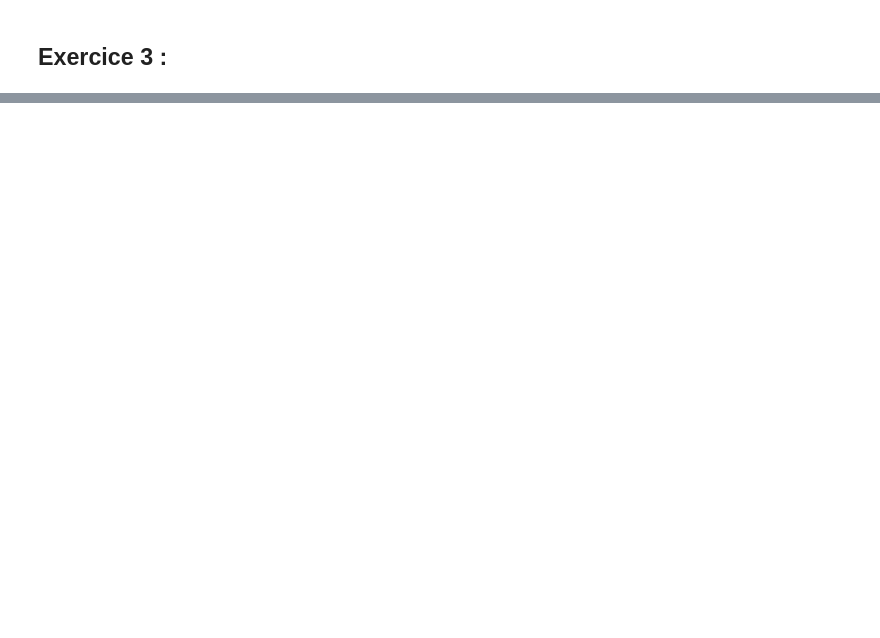
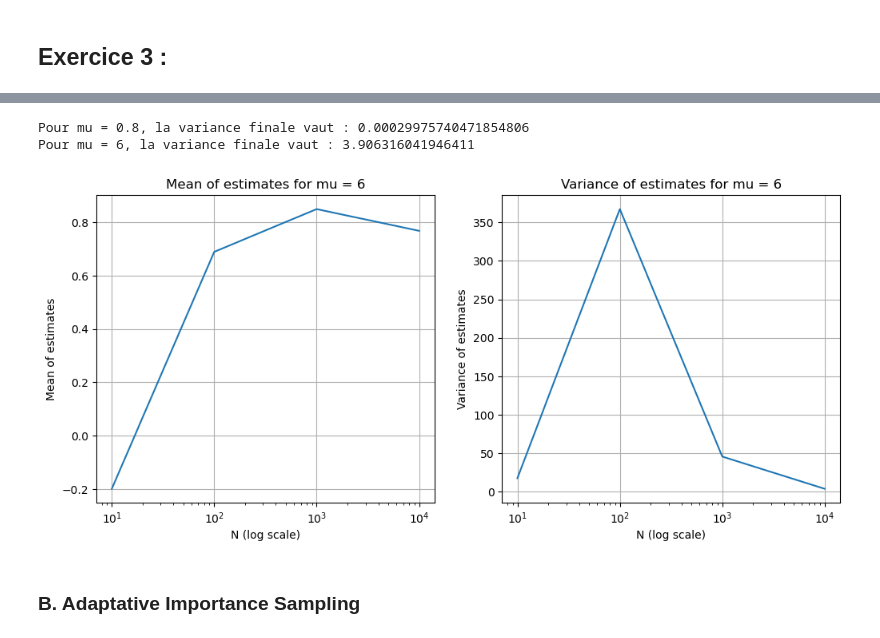
Before and after one commit to abelmaxv/TP-Comp-Stats, a Jupyter notebook: TP2/TP2.ipynb, the cells around one changed output, grey strips where cells are left out. Drawn from its saved outputs; the diff is of its cells as text; code cells hidden in the pictures; blank space fills up the shorter version.

```diff
--- a/TP2/TP2.ipynb
+++ b/TP2/TP2.ipynb
@@ -524,0 +586,44 @@ Text(0.5, 1.0, 'BIC criterion of the number of cluster')
+# %%
+mu2 = 6
+
+
+Ns = jnp.array([10, 100, 1000, 10000])
+n_iteration = 10000 #Number of iteration to compute mean and variance of importance sampling
+Ns_array = jnp.tile(Ns.reshape(-1, 1), (1, n_iteration))
+
+key, subkey = jr.split(key)
+subkeys2d = jr.split(subkey, 4 * n_iteration).reshape(4, n_iteration, 2)
+
+# Apply importance sampling to n_iter times for all four values of N
+results2 = jax.vmap(
+    lambda key_vect, N_vect : jax.vmap(
+        lambda key, N : importance_sampling(mu2, key, N)
+        )(key_vect, N_vect)
+    )(subkeys2d, Ns_array)
+
+means2 = jnp.mean(results2, axis = 1)
+vars2 = jnp.var(results2, axis = 1)
+# %%
+print(f"Pour mu = {mu}, la variance finale vaut : {vars[-1]}")
+print(f"Pour mu = {mu2}, la variance finale vaut : {vars2[-1]}")
+
+
+fig, ax = plt.subplots(1, 2, figsize = (12, 5))
+ax[0].plot(Ns, means2)
+ax[1].plot(Ns, vars2)
+ax[0].set_xscale('log')
+ax[1].set_xscale('log')
+ax[0].set_xlabel("N (log scale)")
+ax[0].set_ylabel("Mean of estimates")
+ax[0].set_title(f"Mean of estimates for mu = {mu2}")
+ax[0].grid(True)
+ax[1].set_xlabel("N (log scale)")
+ax[1].set_ylabel("Variance of estimates")
+ax[1].set_title(f"Variance of estimates for mu = {mu2}")
+ax[1].grid(True)
+# %% [output]
+Pour mu = 0.8, la variance finale vaut : 0.00029975740471854806
+Pour mu = 6, la variance finale vaut : 3.906316041946411
+[figure, added]
+# %% [markdown]
+### B. Adaptative Importance Sampling
```
Also changed, not shown: parts of 26 cells of this notebook.
